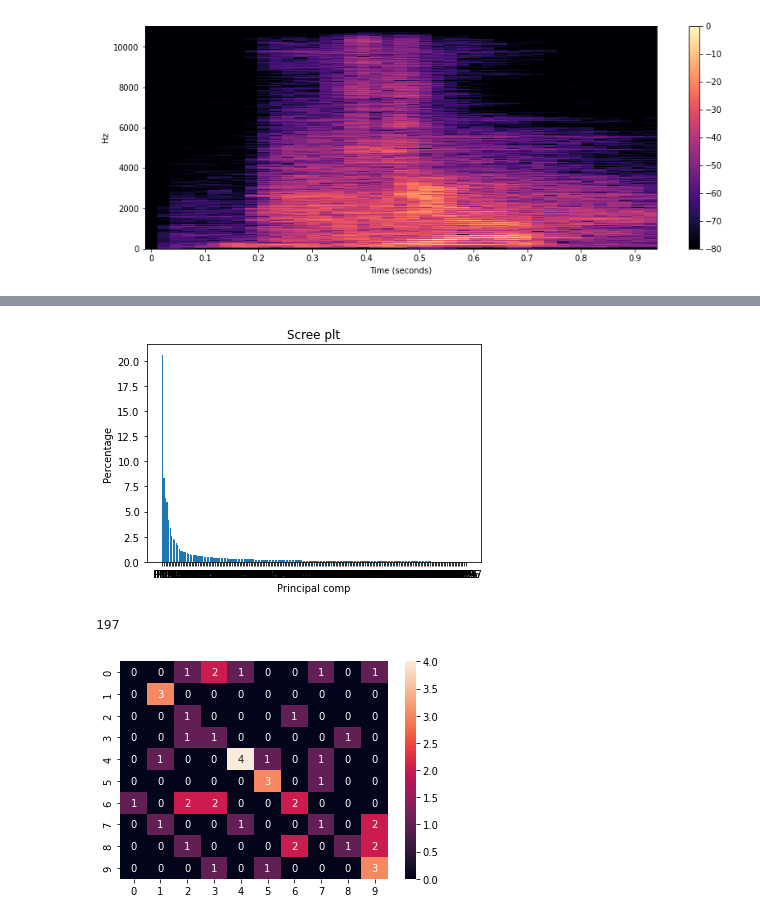
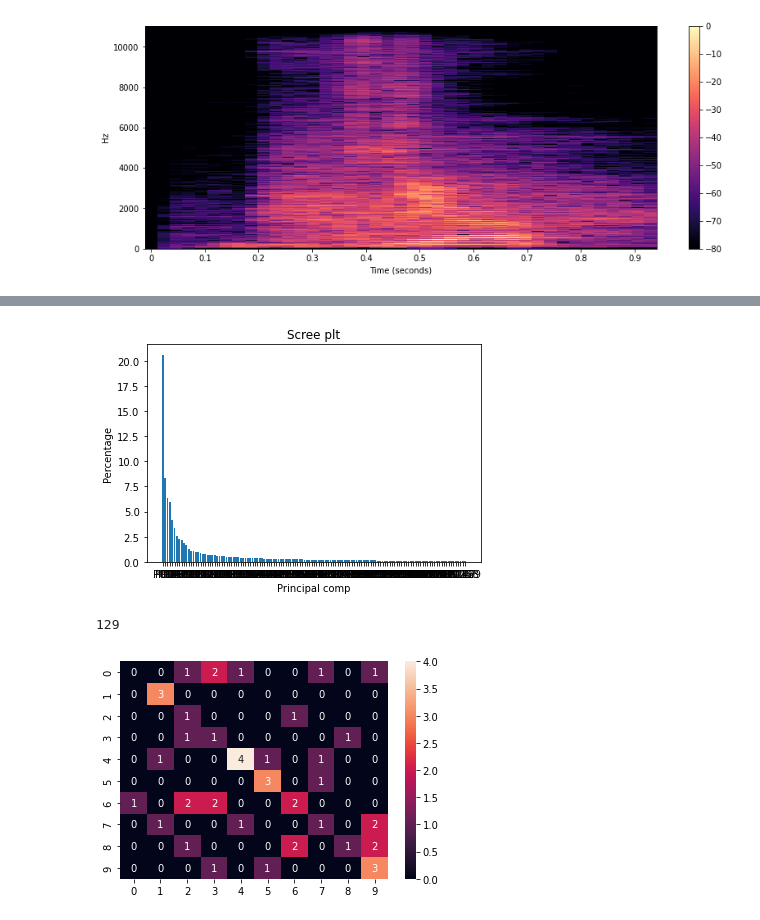
Before and after one commit to KSiva199/Final-Project-Audio, a Jupyter notebook: practice.ipynb, the cells around one changed output, grey strips where cells are left out. Cells and saved outputs as stored; diff of their text form; code cells hidden in the pictures.

```diff
--- a/practice.ipynb
+++ b/practice.ipynb
@@ -46,11 +46,9 @@ ipd.Audio('audio/0/sri-lankan_f_Thevasha_20230405112448.wav')
 [interactive output not drawn]
 # %%
 import librosa as librosa
-import numpy as np
-from matplotlib import pyplot as plt
 import os
 path = "/Users/ksr/Machine Learning/Final Project Audio/audio/4"
-y,sr=librosa.load('audio/0/sri-lankan_f_Thevasha_20230405112448.wav',sr=32000)
+y,sr=librosa.load('audio/0/american_f_Alexa_20230406110149.wav',sr=32000)
 librosa.display.waveshow(y,sr=sr,color='black')
 sr
 # %% [output]
@@ -176,10 +143,0 @@ for i,file in enumerate(dir_list):
-# %%
-import numpy as np
-from sklearn.decomposition import PCA
-for i,m_spec in enumerate(mel_spectrogram):
-    mel_mean = np.mean(m_spec, axis=0)
-    #print(mel_mean)
-    centered_mel_spec = m_spec - mel_mean
-    librosa.display.specshow(centered_mel_spec,sr=sr,x_axis='s',y_axis='linear')
-    plt.title(f'Spectrogram for {dir_list[i]}')
-    plt.show
@@ -188,12 +143,0 @@ for i,m_spec in enumerate(mel_spectrogram):
-# %%
-import numpy as np
-from sklearn.decomposition import PCA
-for i,m_spec in enumerate(mel_spectrogram):
-    mel_mean = np.mean(m_spec, axis=0)
-
-    centered_mel_spec = m_spec - mel_mean
-
-    pca = PCA(0.99)
-    pca.fit(centered_mel_spec)
-    reduced_mel_spec = pca.transform(centered_mel_spec)
-    librosa.display.specshow(reduced_mel_spec,sr=sr,x_axis='s',y_axis='linear')
@@ -203,36 +145,36 @@ for i,m_spec in enumerate(mel_spectrogram):
 import pickle
 import pandas as pd
 import numpy as np
 from matplotlib import pyplot as plt
 features=[]
 target=[]
 with open("data/mel_spectrograms.pickle", "rb") as f:
     data = pickle.load(f)
     for j in range(0,len(data)):
         for i in range(0,len(data[j])):
             features.append(data[j][i].flatten())
             target.append(j)
 features_df=pd.DataFrame(features)
 features_df.fillna(0,inplace=True)
 from sklearn.preprocessing import StandardScaler
 scaler=StandardScaler()
 scaled=scaler.fit_transform(features_df)
 from sklearn.decomposition import PCA
-pca = PCA(0.99)
+pca = PCA(0.95)
 pca.fit(scaled)
 pca_data = pca.transform(scaled)
 per_var = np.round(pca.explained_variance_ratio_* 100,decimals=1)
 labels = ['PC' + str(x) for x in range(1, len(per_var) + 1)]
 
 plt.bar(x = range(1,len(per_var)+1),height=per_var,tick_label = labels)
 plt.ylabel('Percentage')
 plt.xlabel('Principal comp')
 plt.title('Scree plt')
 plt.show()
 pca.n_components_
 # %% [output]
-[figure, old version]
+[figure, new version]
-197
+129
 # %%
 from sklearn.model_selection import train_test_split
 from sklearn.metrics import confusion_matrix
```
Also changed, not shown: parts of 4 cells of this notebook, 8 other files.
